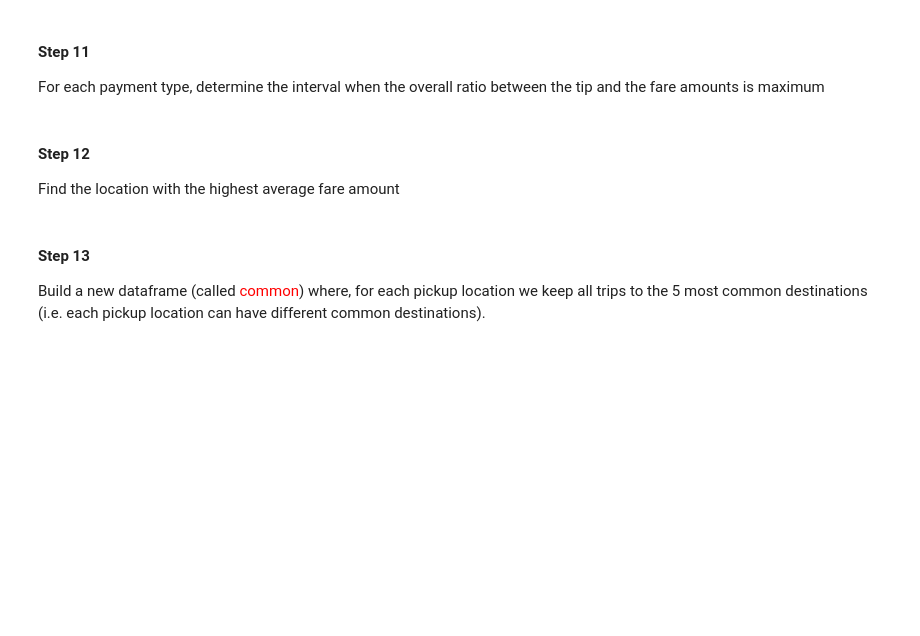
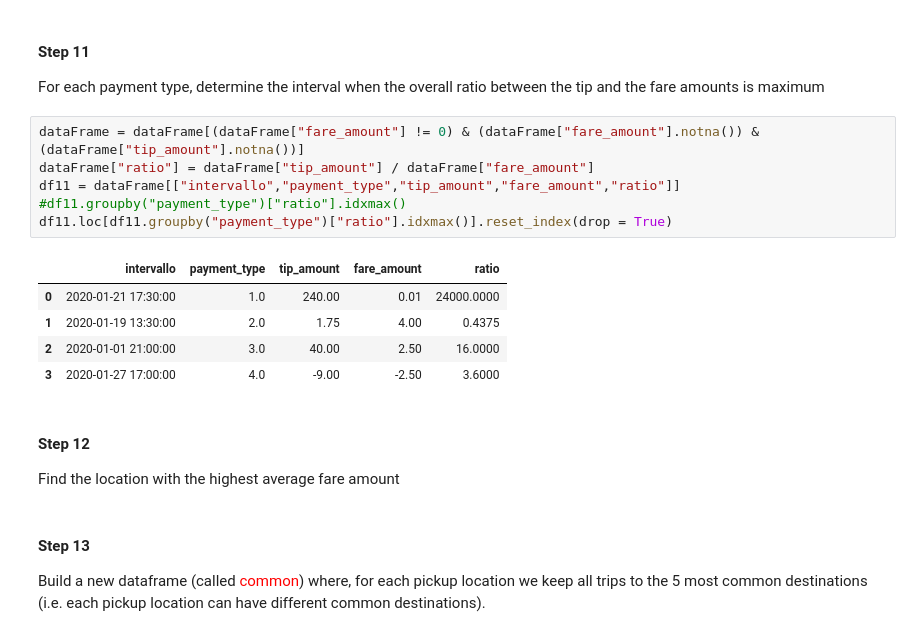
Before and after one commit to Cova18/Fondamenti-di-Informatica, a Jupyter notebook: Proggetto_Informatica.ipynb, the cells around one changed output. Cells and saved outputs as stored; diff of their text form; blank space fills up the shorter version.

```diff
--- a/Proggetto_Informatica.ipynb
+++ b/Proggetto_Informatica.ipynb
@@ -165,6 +188,18 @@ For each payment type, determine the interval when the average fare amount is ma
 # %% [markdown]
 #### Step 11
 For each payment type, determine the interval when the overall ratio between the tip and the fare amounts is maximum
+# %%
+dataFrame = dataFrame[(dataFrame["fare_amount"] != 0) & (dataFrame["fare_amount"].notna()) & (dataFrame["tip_amount"].notna())]
+dataFrame["ratio"] = dataFrame["tip_amount"] / dataFrame["fare_amount"]
+df11 = dataFrame[["intervallo","payment_type","tip_amount","fare_amount","ratio"]]
+#df11.groupby("payment_type")["ratio"].idxmax()
+df11.loc[df11.groupby("payment_type")["ratio"].idxmax()].reset_index(drop = True)
+# %% [output]
+|  | intervallo | payment_type | tip_amount | fare_amount | ratio |
+| 0 | 2020-01-21 17:30:00 | 1.0 | 240.00 | 0.01 | 24000.0000 |
+| 1 | 2020-01-19 13:30:00 | 2.0 | 1.75 | 4.00 | 0.4375 |
+| 2 | 2020-01-01 21:00:00 | 3.0 | 40.00 | 2.50 | 16.0000 |
+| 3 | 2020-01-27 17:00:00 | 4.0 | -9.00 | -2.50 | 3.6000 |
 # %% [markdown]
 #### Step 12
 Find the location with the highest average fare amount
```
Also changed, not shown: parts of 2 cells of this notebook.
